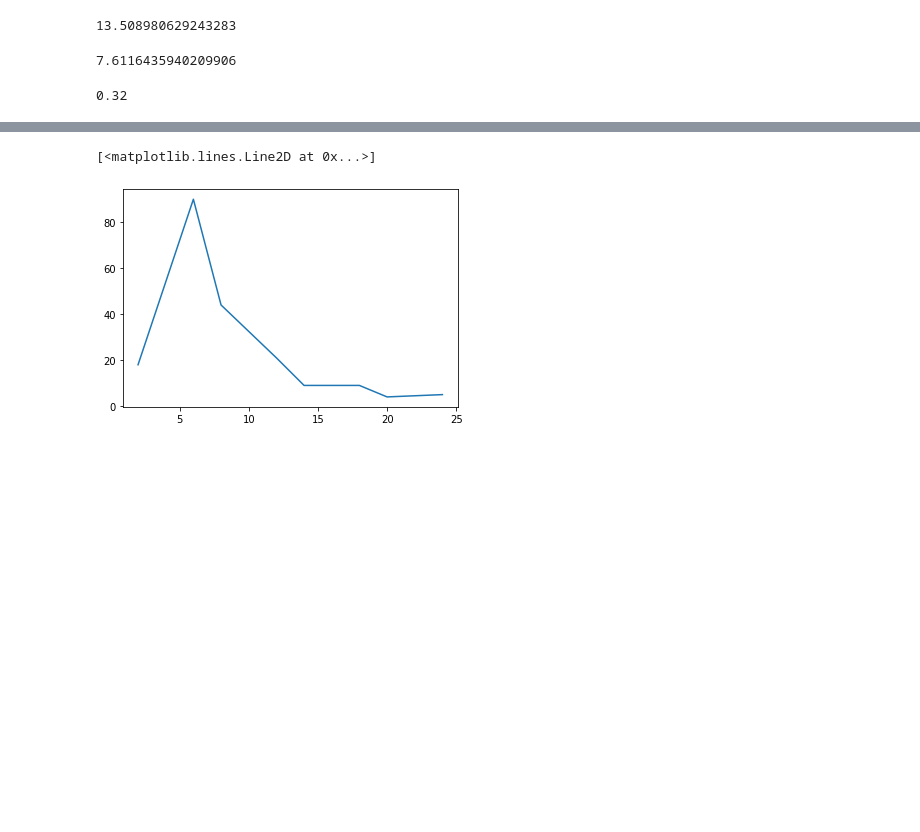
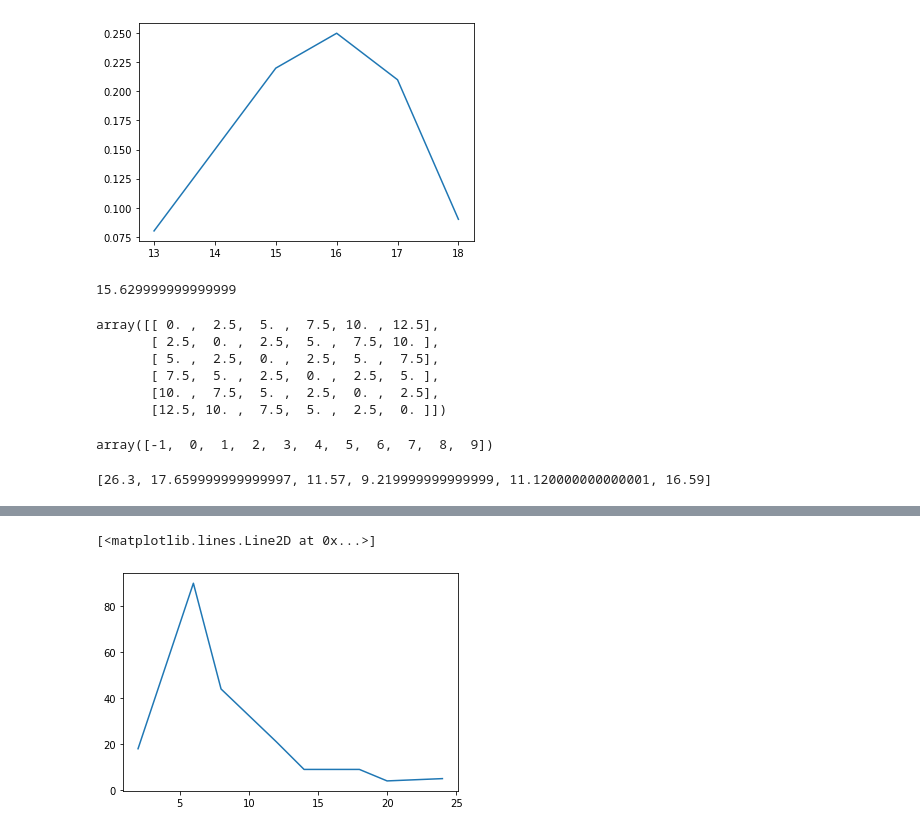
Before and after one commit to amitsanger3/frequency_distribution, a Jupyter notebook: Untitled.ipynb, the cells around one changed output, grey strips where cells are left out. Cells and saved outputs as stored; diff of their text form; code cells hidden in the pictures; blank space fills up the shorter version.

Commit message:
Commit 007: Binomial Distribution

```diff
--- a/Untitled.ipynb
+++ b/Untitled.ipynb
@@ -479,4 +549,0 @@ xd.set_dataset(x3)
-# %%
-xd.coefficient_of_variation(xd.sample_standard_deviation(), xd.get_dataset().mean())
-# %% [output]
-13.508980629243283
@@ -485,8 +549,0 @@ xd.set_dataset(x4)
-# %%
-xd.coefficient_of_variation(xd.sample_standard_deviation(), xd.get_dataset().mean())
-# %% [output]
-7.6116435940209906
-# %%
-xd.interquartile_range()
-# %% [output]
-0.32
@@ -492,0 +552,8 @@ xd.interquartile_range()
+# %%
+pd.probability_distribution_graph()
+# %% [output]
+[figure, added]
+# %%
+pd.possible_value_of_discrete_random_variable()
+# %% [output]
+15.629999999999999
@@ -492,0 +562,18 @@ xd.interquartile_range()
+# %%
+pd.conditional_table(2.5, 2.5)
+# %% [output]
+array([[ 0. ,  2.5,  5. ,  7.5, 10. , 12.5],
+       [ 2.5,  0. ,  2.5,  5. ,  7.5, 10. ],
+       [ 5. ,  2.5,  0. ,  2.5,  5. ,  7.5],
+       [ 7.5,  5. ,  2.5,  0. ,  2.5,  5. ],
+       [10. ,  7.5,  5. ,  2.5,  0. ,  2.5],
+       [12.5, 10. ,  7.5,  5. ,  2.5,  0. ]])
+# %%
+rng = np.arange(-1,10)
+rng
+# %% [output]
+array([-1,  0,  1,  2,  3,  4,  5,  6,  7,  8,  9])
+# %%
+pd.expected_value(7,10)
+# %% [output]
+[26.3, 17.659999999999997, 11.57, 9.219999999999999, 11.120000000000001, 16.59]
```
Also changed, not shown: parts of 26 cells of this notebook.
